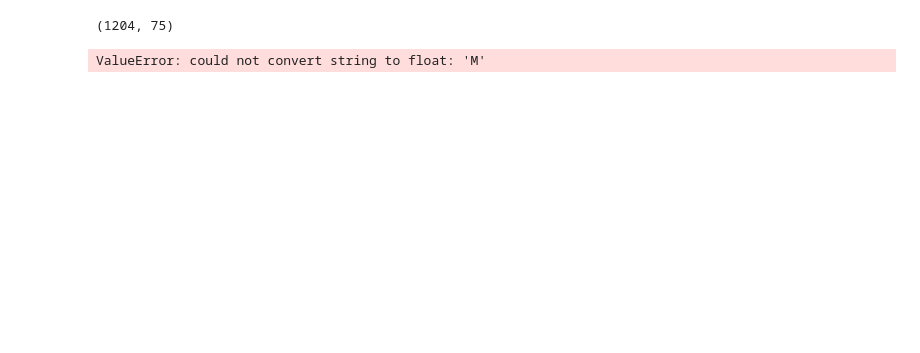
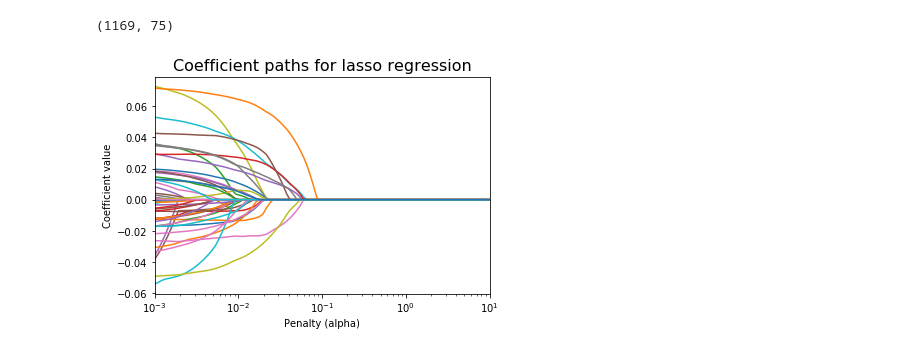
Before and after one commit to GersonGuercio/hcp_psychiatric_phenotyping, a Jupyter notebook: data_exploration_and_cleaning_lassoReg.ipynb, the cells around one changed output. Cells and saved outputs as stored; diff of their text form; code cells hidden in the pictures; blank space fills up the shorter version.

Commit message:
added lasso to master

```diff
--- a/data_exploration_and_cleaning_lassoReg.ipynb
+++ b/data_exploration_and_cleaning_lassoReg.ipynb
@@ -14,38 +14,77 @@ from sklearn.linear_model import Lasso
 from sklearn.preprocessing import scale
 # %%
 # import data
-data = pd.read_csv('hcp_drug_prediction_data_cleaned.csv') #?? , sep='\t'
+data = pd.read_csv('hcp_drug_prediction_data_cleaned.csv')
 print(data.shape)
+col = list(data.columns.values)
 # %% [output]
-(1204, 75)
+(1169, 75)
 # %%
 def plot_coef_path(estimator, X, y, alpha, ax=None):
     if ax is None:
         ax = plt.figure().gca()
     coefs = np.zeros((X.shape[1], len(alpha)))
     for (i, a) in enumerate(alpha):
         coefs[:,i] = estimator(alpha=a).fit(X, y).coef_
     ax.plot(alpha, coefs.T)
     ax.set_xlabel("Penalty (alpha)")
     ax.set_ylabel("Coefficient value")
     ax.set_xscale('log')
 
-#facets, age = get_features(data, 'facets', 'AGE', n=1000)
-gender, age = get_features(data, 'Gender', 'Age_recoded')
-del data['Gender']
+#    sax = fig.add_subplot(1, 1, 1)
+#    sax.legend()
+#    handles, labels = ax.get_legend_handles_labels()
+#    ax.legend(handles, labels)
+    return coefs
+
+# separate some features
+gender, age, sub_use = get_features(data, 'Gender_recoded', 'Age_recoded', 'sub_use')
+# age, sub_use = get_features(data, 'Age_recoded', 'sub_use')
+del data['Gender_recoded']
+del col[col.index("Gender_recoded")]
 del data['Age_recoded']
+del col[col.index("Age_recoded")]
+del data['Subject']
+del col[col.index("Subject")]
+del data['sub_use']
+del col[col.index("sub_use")]
+
+# separating genders
+# dfm = data[data['Gender_recoded'] == 0]
+# dff = data[data['Gender_recoded'] == 1]
+
+# sub_usem = get_features(dfm, 'sub_use')
+# sub_usef = get_features(dff, 'sub_use')
+# sbm = pd.Series(sub_usem)
+# sbf = pd.Series(sub_usef)
+# print(sbm)
+# print(sbm.shape)
+
+
+# del dfm['Gender_recoded']
+# del dff['Gender_recoded']
+# del col[col.index("Gender_recoded")]
+# del dfm['sub_use']
+# del dff['sub_use']
+# del col[col.index("sub_use")]
+
 
 # Note: we standardize our features to mean-zero and unit-variance,
 # because lasso and ridge are sensitive to scale.
 # facets = scale(facets)
 data = scale(data)
+# dfm = scale(dfm)
+# dff = scale(dff)
 
 # Coefficient paths for ridge regression, predicting age from 30 facets
 alpha = np.logspace(-3, 1, 100)
-#plot_coef_path(Lasso, facets, age, alpha)
-plot_coef_path(Lasso, data, alpha)
+# plot_coef_path(Lasso, facets, age, alpha)
+coefx = plot_coef_path(Lasso, data, sub_use, alpha)
+# coefxm = plot_coef_path(Lasso, dfm, sbm, alpha)
+# coefxf = plot_coef_path(Lasso, dff, sbf, alpha)
 
-plt.title("Coefficient paths for lasso regression (n=1,000)", fontsize=16)
+
+plt.title("Coefficient paths for lasso regression", fontsize=16)
 plt.xlim(1e-3, 10);
 # %% [output]
-ValueError: could not convert string to float: 'M'
+[figure, added]
```
Also changed, not shown: parts of 2 cells of this notebook.
